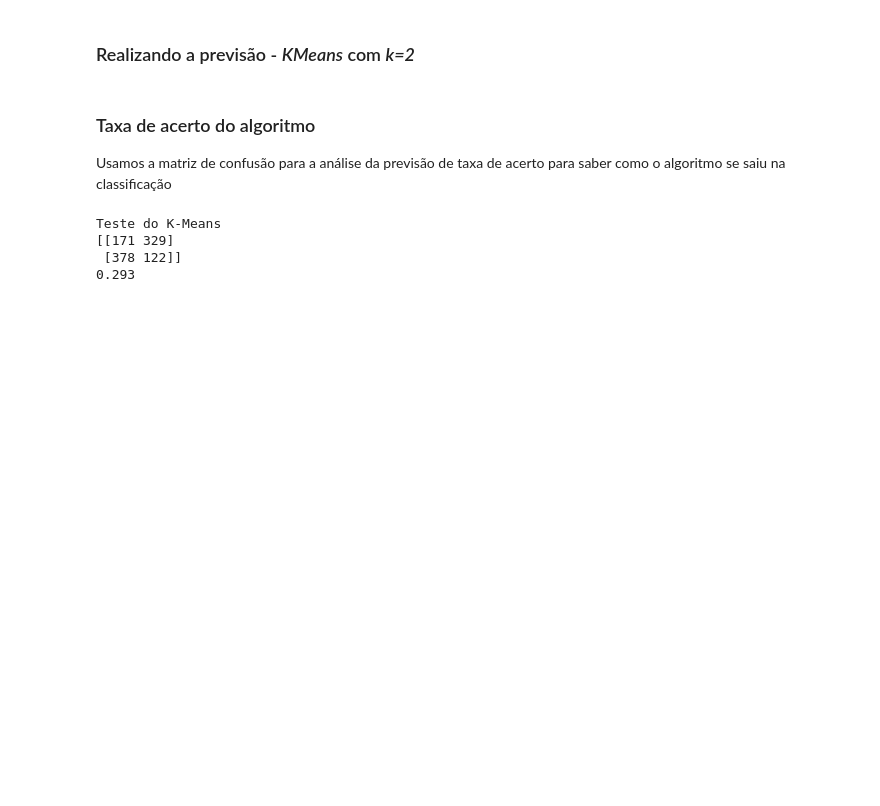
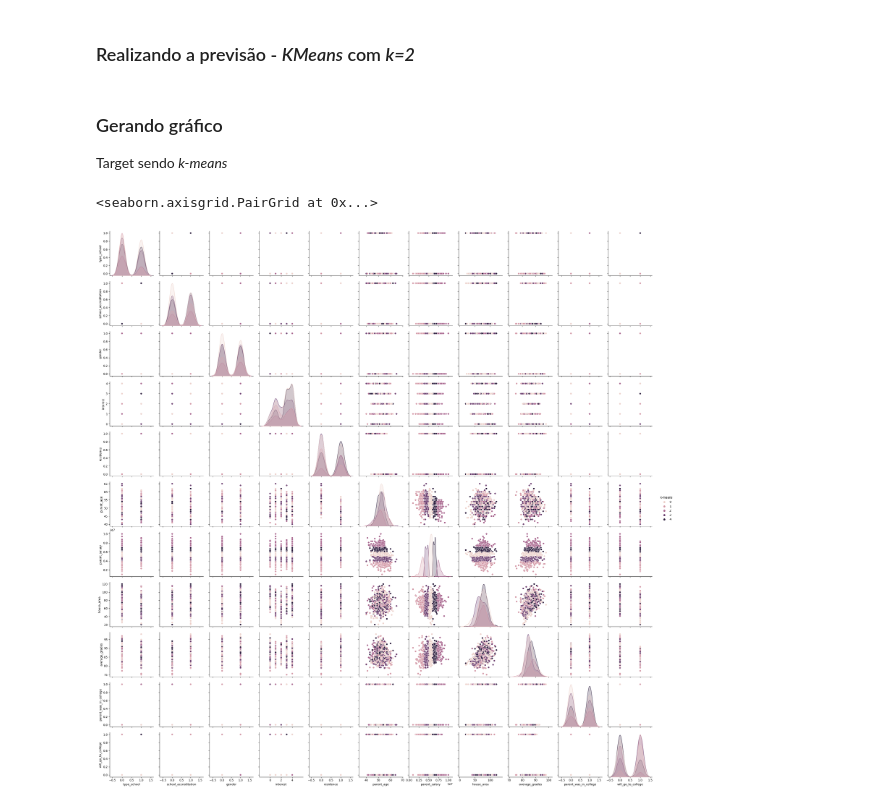
Before and after one commit to luis-hens/IA_Trabalho_Final, a Jupyter notebook: jupyter/K_Means_College.ipynb, the cells around one changed output. Cells and saved outputs as stored; diff of their text form; code cells hidden in the pictures; blank space fills up the shorter version.

Commit message:
Alterações em K-Means

```diff
--- a/jupyter/K_Means_College.ipynb
+++ b/jupyter/K_Means_College.ipynb
@@ -33,9 +32,8 @@ sns.pairplot(college, hue='will_go_to_college')
 # %% [markdown]
 Aqui separamos os dados e convertemos a a coluna *will_go_to_college* para valores numéricos
 # %%
-college['will_go_to_college'] = college['will_go_to_college'].map({False: 0, True: 1})
+college['will_go_to_college'] = college['will_go_to_college'].map({False: 1, True: 0})
 X = college.iloc[:, :-1].values
-Y = college.iloc[:, -1].values
 college.head()
 # %% [output]
 |  | type_school | school_accreditation | gender | interest | residence | parent_age | parent_salary | ... |
@@ -71,13 +65,12 @@ YResult = np.concatenate((YPredict.reshape(len(YPredict),1), Y.reshape(len(Y),1)
-# %% [markdown]
-### Taxa de acerto do algoritmo
-Usamos a matriz de confusão para a análise da previsão de taxa de acerto para saber como o algoritmo se saiu na classificação
-# %%
-print('Teste do K-Means')
-cm = confusion_matrix(Y, YPredict)
-print(cm)
-print(accuracy_score(Y, YPredict))
-# %% [output]
-Teste do K-Means
-[[171 329]
- [378 122]]
-0.293
+# %%
+SKMeans = KMeans(n_clusters=5, random_state=0)
+SKMeans.fit(X)
+college['k-means'] = SKMeans.labels_
+# %% [markdown]
+### Gerando gráfico
+Target sendo *k-means*
+# %%
+sns.pairplot(college, hue='k-means')
+# %% [output]
+<seaborn.axisgrid.PairGrid at 0x...>
+[figure, added]
```
Also changed, not shown: parts of 2 cells of this notebook, 4 other files.
